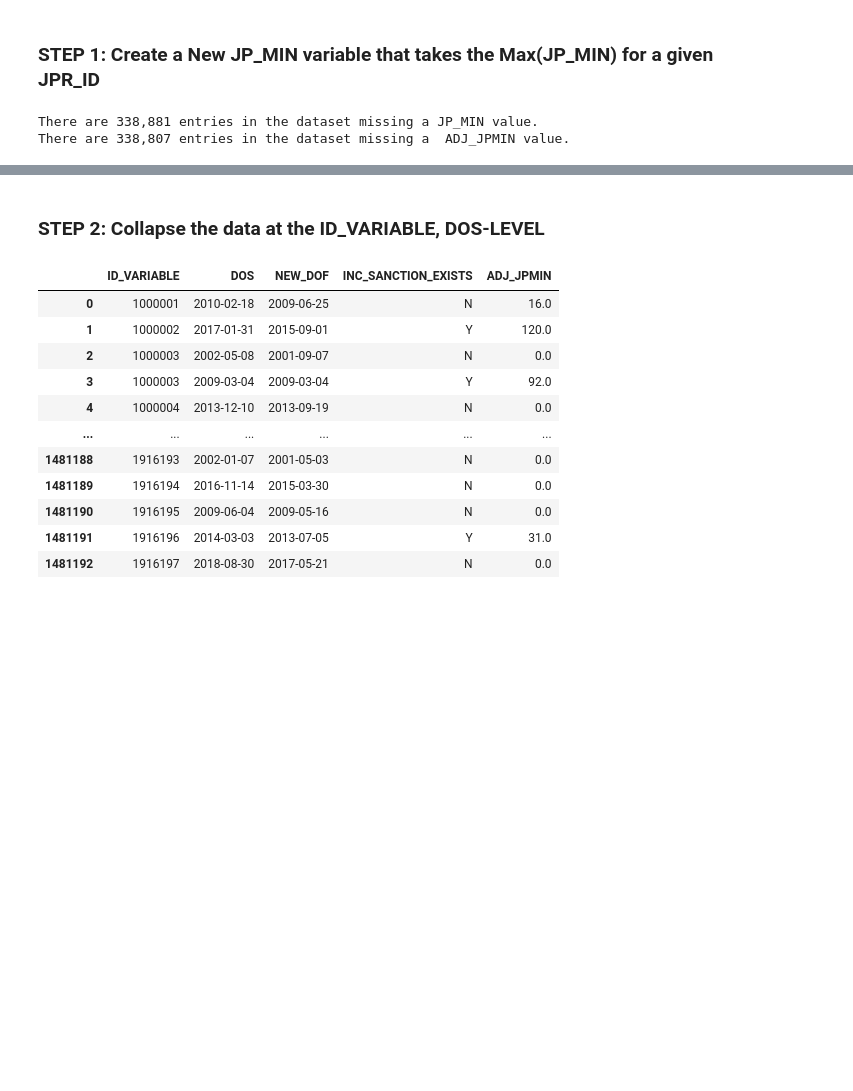
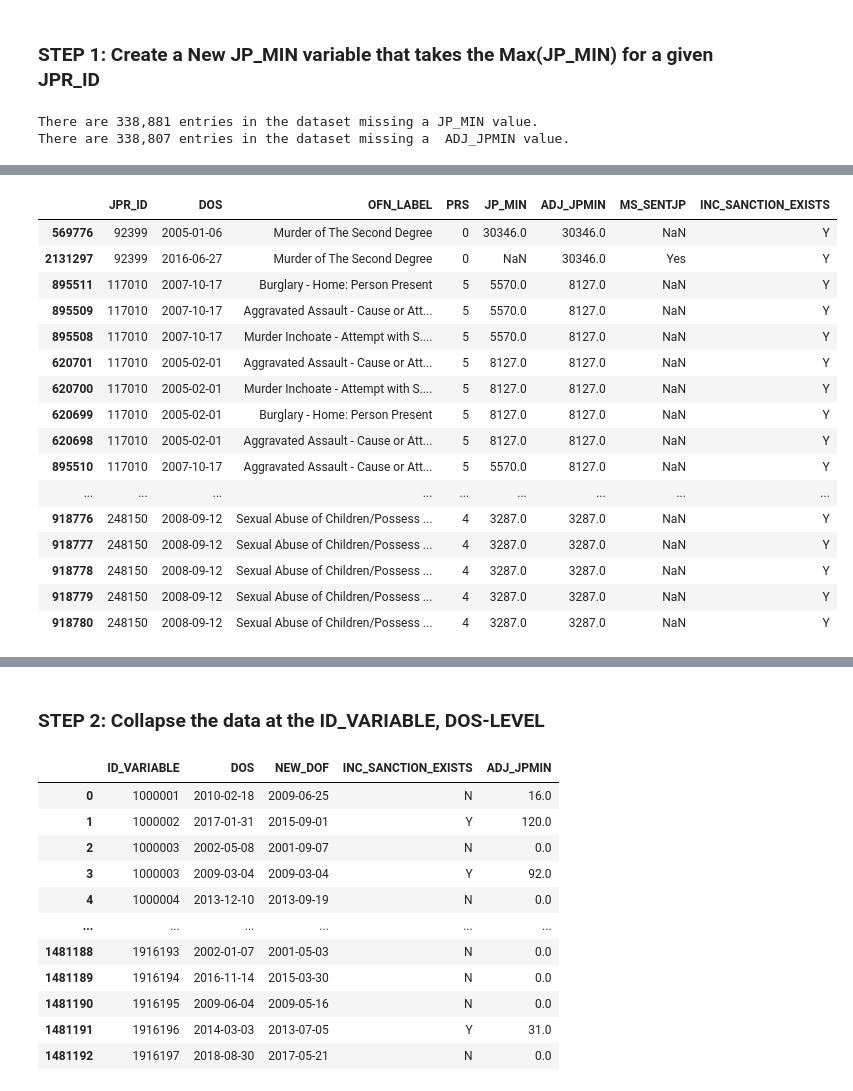
Before and after one commit to aud-z/PA_sentencing, a Jupyter notebook: data_cleaning_pipeline.ipynb, the cells around one changed output, grey strips where cells are left out. Saved outputs shown, nothing was run; the diff lists cells and outputs as text; code cells hidden in the pictures; blank space fills up the shorter version.

```diff
--- a/data_cleaning_pipeline.ipynb
+++ b/data_cleaning_pipeline.ipynb
@@ -183,0 +186,3 @@ There are 338,807 entries in the dataset missing a  ADJ_JPMIN value.
+# %%
+num_dos = df.groupby(["JPR_ID"])['DOS'].agg(lambda x: len(set(x))) #how many dates of sentencing does each jpr_id have?
+#num_dos[2847193]
@@ -183,0 +191,5 @@ There are 338,807 entries in the dataset missing a  ADJ_JPMIN value.
+# %%
+#more_than_one_dos.reset_index()
+more_than_one_dos = list(num_dos[num_dos > 1].index)
+
+print("There are {:,} JPR_IDS in the dataset with more than one date of sentence.".format(len(more_than_one_dos)))
@@ -183,0 +205,32 @@ There are 338,807 entries in the dataset missing a  ADJ_JPMIN value.
+# %%
+#subset the data JUST to those ID's in the more_than_one dos bucket
+only_one_dos = df.loc[~df["JPR_ID"].isin(more_than_one_dos)]
+more_than_one_dos_df = df.loc[df["JPR_ID"].isin(more_than_one_dos)]
+
+#more_than_one_dos_df.loc[more_than_one_dos_df["JPR_ID"] == 662328][["JPR_ID", "ID_VARIABLE", "DOS", "OFN_LABEL", "PRS", "JP_MIN", "ADJ_JPMIN", "MS_SENTJP", "INC_SANCTION_EXISTS"]]
+# %%
+more_than_one_dos_df = more_than_one_dos_df.sort_values(["JPR_ID"])
+
+
+#more_than_one_dos_df[:20][["JPR_ID", "DOS", "OFN_LABEL", "PRS", "JP_MIN", "ADJ_JPMIN", "MS_SENTJP", "INC_SANCTION_EXISTS"]]
+#more_than_one_dos_df.loc[more_than_one_dos_df["JPR_ID"] == 662328][["JPR_ID", "DOS", "OFN_LABEL", "PRS", "JP_MIN", "ADJ_JPMIN", "MS_SENTJP", "INC_SANCTION_EXISTS"]]
+
+more_than_one_dos_df[:20][["JPR_ID", "DOS", "OFN_LABEL", "PRS", "JP_MIN", "ADJ_JPMIN", "MS_SENTJP", "INC_SANCTION_EXISTS"]]
+# %% [output]
+|  | JPR_ID | DOS | OFN_LABEL | PRS | JP_MIN | ADJ_JPMIN | MS_SENTJP | INC_SANCTION_EXISTS |
+| 569776 | 92399 | 2005-01-06 | Murder of The Second Degree | 0 | 30346.0 | 30346.0 | NaN | Y |
+| 2131297 | 92399 | 2016-06-27 | Murder of The Second Degree | 0 | NaN | 30346.0 | Yes | Y |
+| 895511 | 117010 | 2007-10-17 | Burglary - Home: Person Present | 5 | 5570.0 | 8127.0 | NaN | Y |
+| 895509 | 117010 | 2007-10-17 | Aggravated Assault - Cause or Att... | 5 | 5570.0 | 8127.0 | NaN | Y |
+| 895508 | 117010 | 2007-10-17 | Murder Inchoate - Attempt with S.... | 5 | 5570.0 | 8127.0 | NaN | Y |
+| 620701 | 117010 | 2005-02-01 | Aggravated Assault - Cause or Att... | 5 | 8127.0 | 8127.0 | NaN | Y |
+| 620700 | 117010 | 2005-02-01 | Murder Inchoate - Attempt with S.... | 5 | 8127.0 | 8127.0 | NaN | Y |
+| 620699 | 117010 | 2005-02-01 | Burglary - Home: Person Present | 5 | 8127.0 | 8127.0 | NaN | Y |
+| 620698 | 117010 | 2005-02-01 | Aggravated Assault - Cause or Att... | 5 | 8127.0 | 8127.0 | NaN | Y |
+| 895510 | 117010 | 2007-10-17 | Aggravated Assault - Cause or Att... | 5 | 5570.0 | 8127.0 | NaN | Y |
+| ... | ... | ... | ... | ... | ... | ... | ... | ... |
+| 918776 | 248150 | 2008-09-12 | Sexual Abuse of Children/Possess ... | 4 | 3287.0 | 3287.0 | NaN | Y |
+| 918777 | 248150 | 2008-09-12 | Sexual Abuse of Children/Possess ... | 4 | 3287.0 | 3287.0 | NaN | Y |
+| 918778 | 248150 | 2008-09-12 | Sexual Abuse of Children/Possess ... | 4 | 3287.0 | 3287.0 | NaN | Y |
+| 918779 | 248150 | 2008-09-12 | Sexual Abuse of Children/Possess ... | 4 | 3287.0 | 3287.0 | NaN | Y |
+| 918780 | 248150 | 2008-09-12 | Sexual Abuse of Children/Possess ... | 4 | 3287.0 | 3287.0 | NaN | Y |
```
Also changed, not shown: parts of 14 cells of this notebook.
